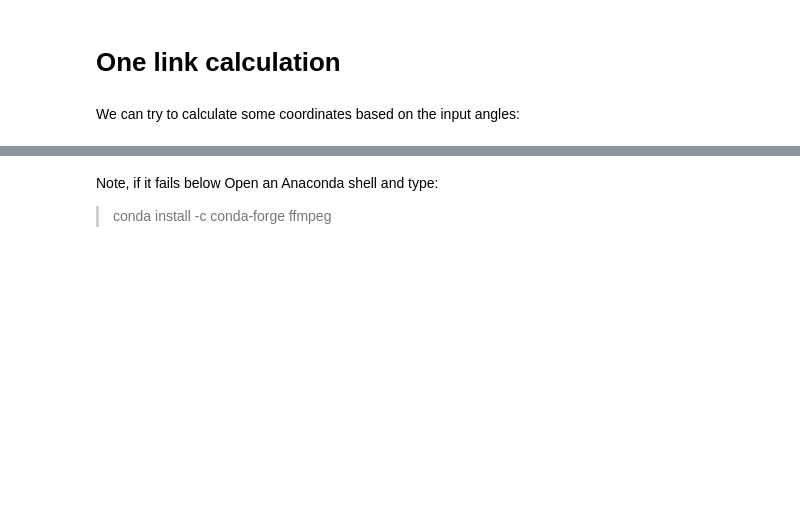
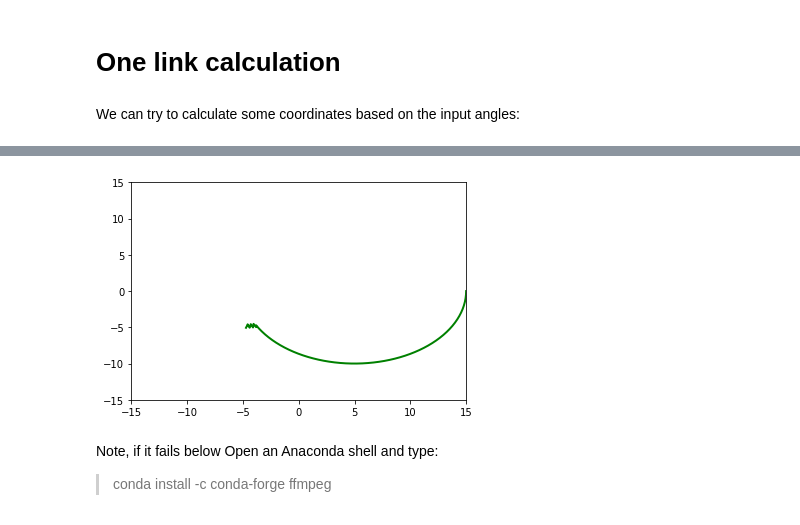
Before and after one commit to feiteira/P2DP, a Jupyter notebook: Jupyter/arm_sim.ipynb, the cells around one changed output, grey strips where cells are left out. Saved outputs shown, nothing was run; the diff lists cells and outputs as text; code cells hidden in the pictures; blank space fills up the shorter version.

```diff
--- a/Jupyter/arm_sim.ipynb
+++ b/Jupyter/arm_sim.ipynb
@@ -80,12 +12,0 @@ line, = ax.plot([], [], lw=2)
-# %%
-# initialization function: plot the background of each frame
-def init():
-    line.set_data([], [])
-    return (line,)
-
-# animation function. This is called sequentially
-def animate(i):
-    x = np.linspace(0, 2, 1000)
-    y = np.sin(2 * np.pi * (x - 0.01 * i))
-    line.set_data(x, y)
-    return (line,)
@@ -98,3 +149,43 @@ rc('animation', html='html5')
+# %%
+# First set up the figure, the axis, and the plot element we want to animate
+fig, ax = plt.subplots()
+
+ax.set_xlim(( -15, 15))
+ax.set_ylim((-15, 15))
+
+line, = ax.plot([], [], lw=2, color="blue")
+line2, = ax.plot([], [], lw=2, color="red")
+pathline, = ax.plot([], [], lw=2, color="green")
+
+width = 10;
+width2 = 5;
+step = 0.05;
+goal = [-5,-5]
+
+tarm = TwoArms(width,width2,0,0,step,step)
+tarm2 = TwoArms(width,width2,0,0,step, step)
+path_length = tarm.pathTo(goal[0],goal[1],pathline) #this changes internal variables
+
+# initialization function: plot the background of each frame
+def init():
+    line.set_data([], [])
+    line2.set_data([], [])
+    #pathline.set_data([], [])
+
+    print("End of init")
+    return (line,line2,pathline)
+
+
+def animate(i):
+    nstep = tarm2.nextStepTowards(goal[0],goal[1])
+    tarm2.step(nstep[0],nstep[1])
+    tarm2.populateLines(line,line2)
+    #print(nstep[0],nstep[1])
+
+    #pathline.set_data()
+    return (line,line2,pathline)
+# %% [output]
+[figure, added]
 # %% [markdown]
 Note, if it fails below
 Open an Anaconda shell and type:
```
Also changed, not shown: parts of 10 cells of this notebook.
